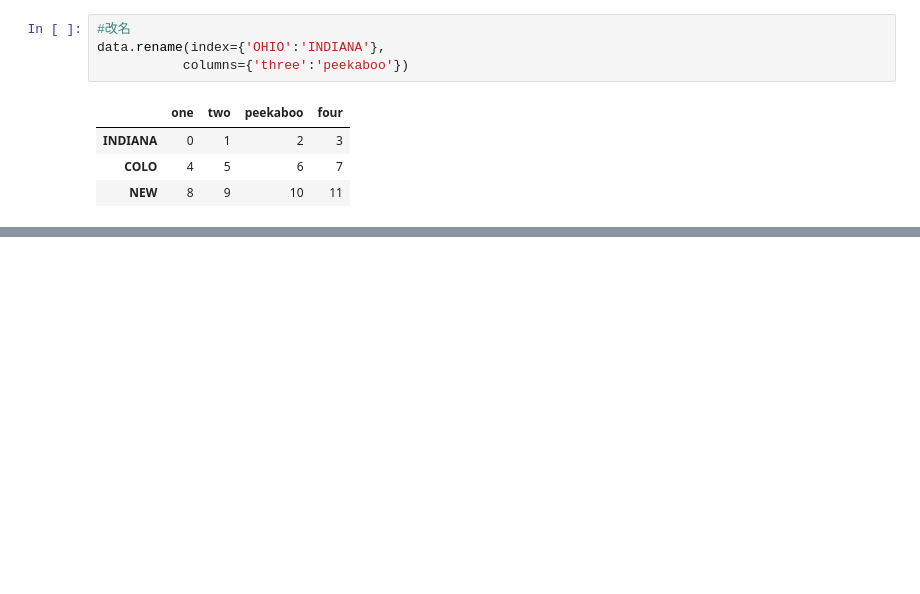
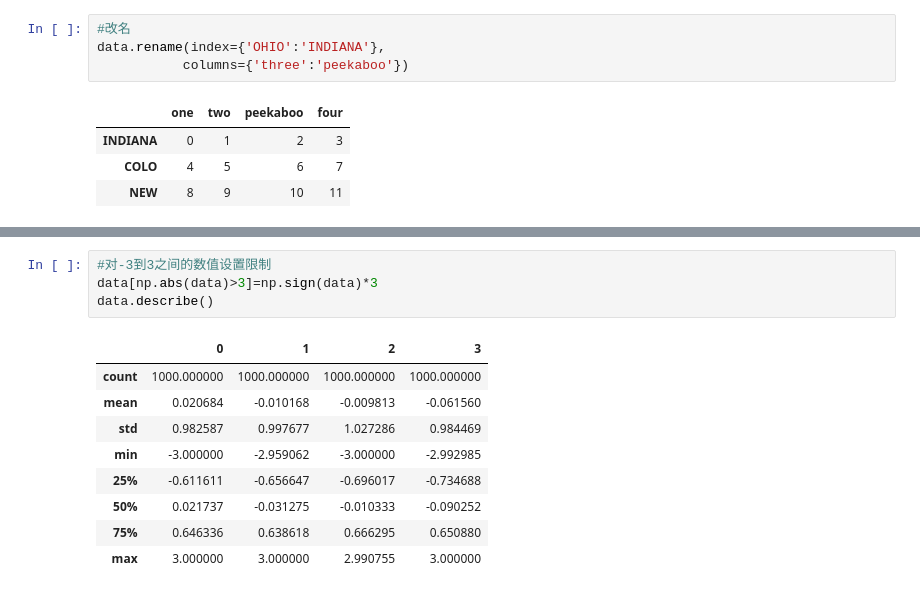
Before and after one commit to wang-hui21/GitTest, a Jupyter notebook: 数据清洗与准备.ipynb, the cells around one changed output, grey strips where cells are left out. Cells and saved outputs as stored; diff of their text form; blank space fills up the shorter version.

```diff
--- a/数据清洗与准备.ipynb
+++ b/数据清洗与准备.ipynb
@@ -251,0 +370,14 @@ data.rename(index={'OHIO':'INDIANA'},
+# %%
+#对-3到3之间的数值设置限制
+data[np.abs(data)>3]=np.sign(data)*3
+data.describe()
+# %% [output]
+|  | 0 | 1 | 2 | 3 |
+| count | 1000.000000 | 1000.000000 | 1000.000000 | 1000.000000 |
+| mean | 0.020684 | -0.010168 | -0.009813 | -0.061560 |
+| std | 0.982587 | 0.997677 | 1.027286 | 0.984469 |
+| min | -3.000000 | -2.959062 | -3.000000 | -2.992985 |
+| 25% | -0.611611 | -0.656647 | -0.696017 | -0.734688 |
+| 50% | 0.021737 | -0.031275 | -0.010333 | -0.090252 |
+| 75% | 0.646336 | 0.638618 | 0.666295 | 0.650880 |
+| max | 3.000000 | 3.000000 | 2.990755 | 3.000000 |
```
Also changed, not shown: parts of 28 cells of this notebook.
